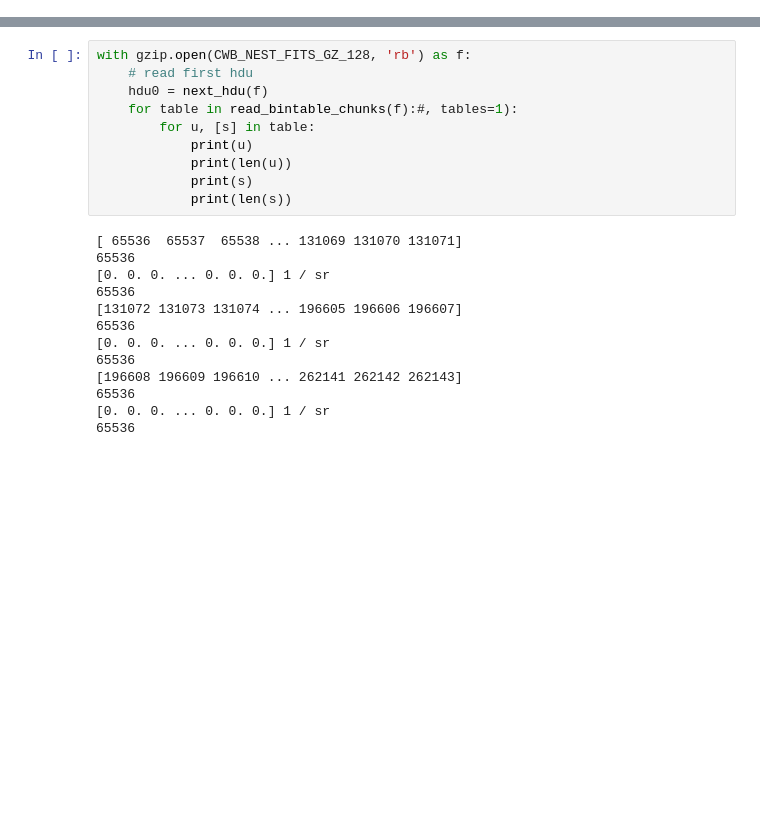
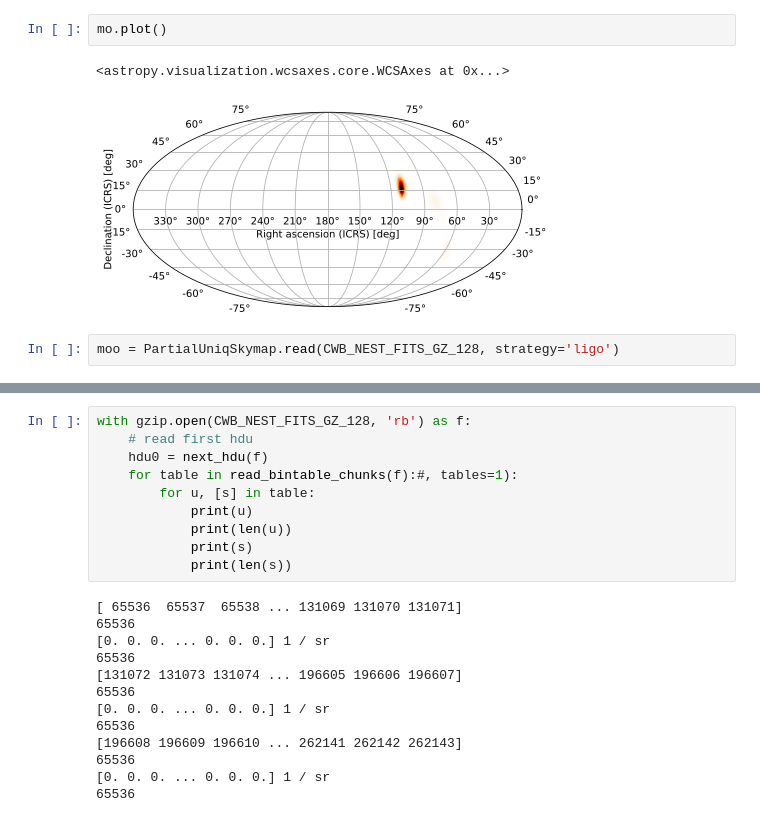
Before and after one commit to markalab/hpmoc, a Jupyter notebook: jup/load.ipynb, the cells around one changed output, grey strips where cells are left out. Drawn from its saved outputs; the diff is of its cells as text; blank space fills up the shorter version.

```diff
--- a/jup/load.ipynb
+++ b/jup/load.ipynb
@@ -157,0 +128,7 @@ def read_bintable_chunks(
+# %%
+mo.plot()
+# %% [output]
+<astropy.visualization.wcsaxes.core.WCSAxes at 0x...>
+[figure, added]
+# %%
+moo = PartialUniqSkymap.read(CWB_NEST_FITS_GZ_128, strategy='ligo')
```
Also changed, not shown: parts of 26 cells of this notebook, 5 other files.
